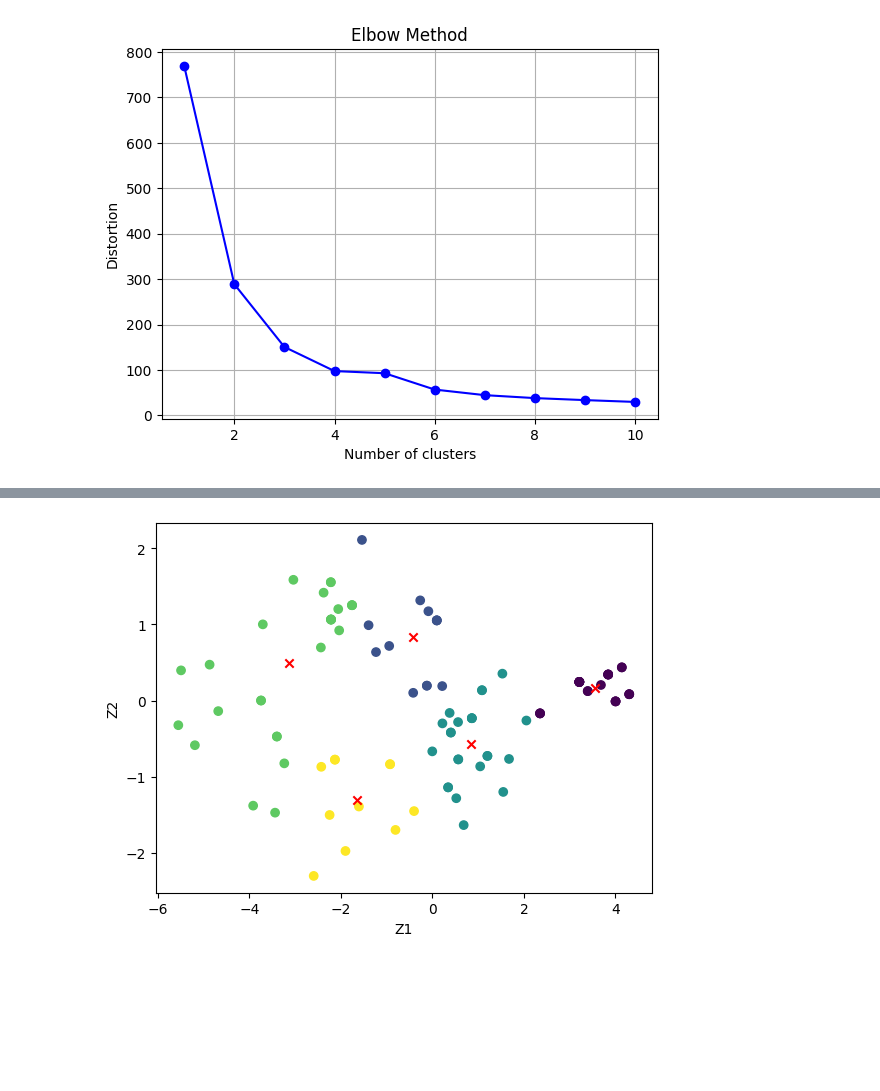
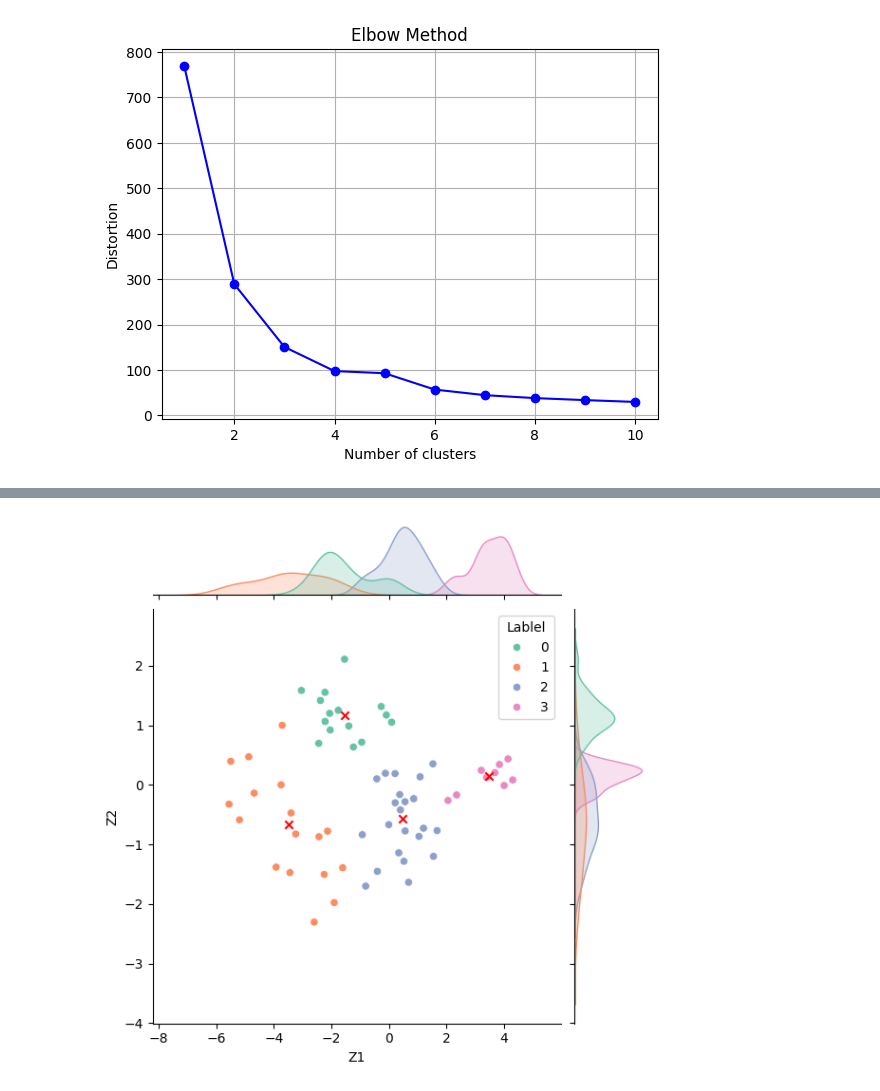
Before and after one commit to InnerShadow/Data-Minig, a Jupyter notebook: Lab6/Lab6.ipynb, the cells around one changed output, grey strips where cells are left out. Saved outputs shown, nothing was run; the diff lists cells and outputs as text; code cells hidden in the pictures; blank space fills up the shorter version.

```diff
--- a/Lab6/Lab6.ipynb
+++ b/Lab6/Lab6.ipynb
@@ -200,7 +201,7 @@ plt.show()
 # %% [output]
 [figure]
 # %%
-som = minisom.MiniSom(3, 2, df.shape[1], sigma = 0.3, learning_rate = 0.5)
+som = minisom.MiniSom(2, 2, df.shape[1], sigma = 0.3, learning_rate = 0.5)
 som.random_weights_init(df.values)
 som.train_random(df.values, 50)
 feature_map = som.win_map(df.values)
@@ -266,9 +267,12 @@ plt.show()
 labels = []
 
 for cluster in df.values:
-    labels.append(som.winner(cluster)[0])
+    labels.append(som.winner(cluster))
 
-df_PCA['Lablel'] = labels
+df_PCA['Lablel0'] = [i[0] for i in labels]
+df_PCA['Lablel1'] = [i[1] for i in labels]
+df_PCA['Lablel'] = df_PCA['Lablel0'] + 2 * df_PCA['Lablel1']
+df_PCA = df_PCA.drop(['Lablel0', 'Lablel1'], axis = 1)
 df_PCA.head()
 # %% [output]
 |  | 0 | 1 | Lablel |
@@ -280,9 +293,9 @@ df_PCA.head()
 # %%
 cluster_centers = df_PCA.groupby('Lablel').mean()
-plt.scatter(df_PCA[0], df_PCA[1], c = df_PCA['Lablel'])
+sns.jointplot(x = df_PCA[0], y = df_PCA[1], kind = "scatter", hue = df_PCA['Lablel'], palette = "Set2", height = 6)
 plt.scatter(cluster_centers[0], cluster_centers[1], marker = 'x', c = 'red')
 plt.xlabel("Z1")
 plt.ylabel("Z2")
 plt.show()
 # %% [output]
-[figure, old version]
+[figure, new version]
```
Also changed, not shown: parts of 10 cells of this notebook.
